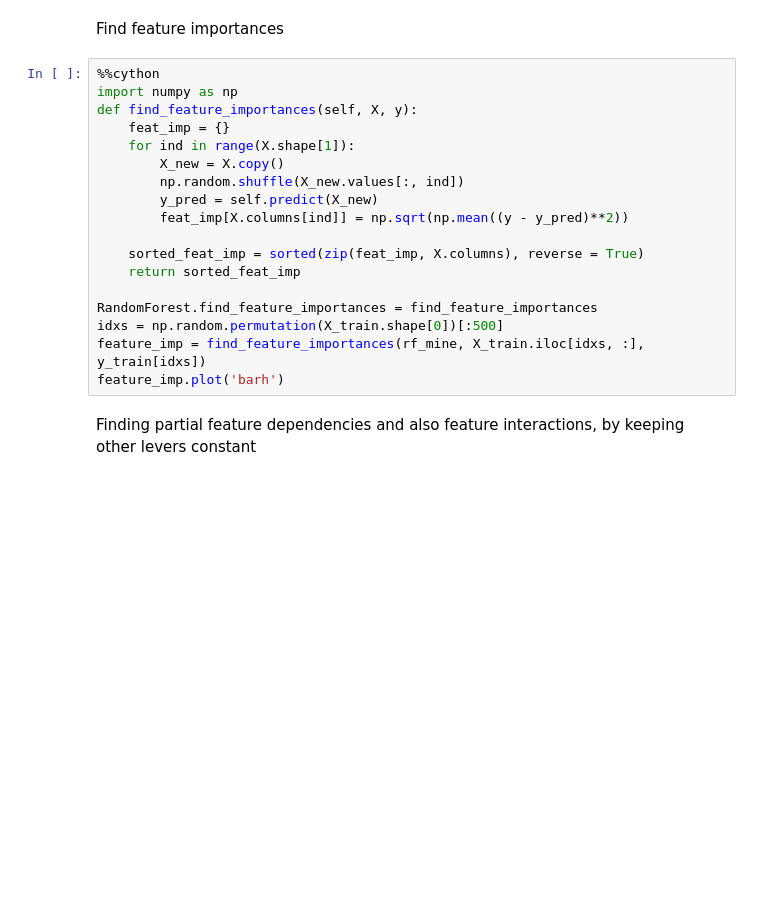
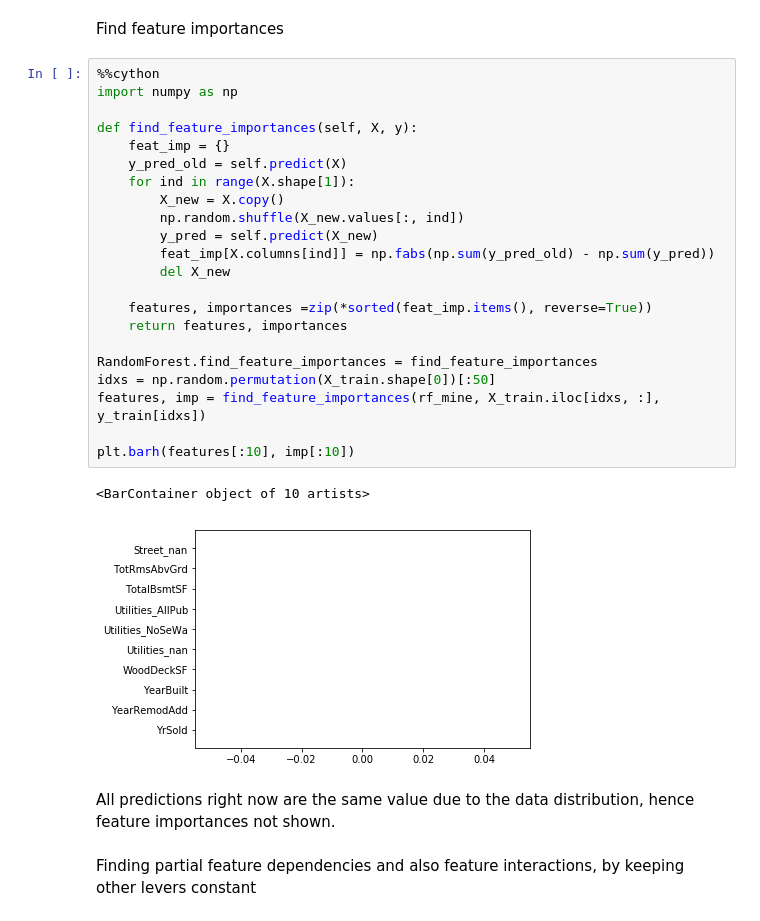
Before and after one commit to SonaliDasgupta/MLandAIAlgorithmsFromScratch, a Jupyter notebook: kernel.ipynb, the cells around one changed output. Cells and saved outputs as stored; diff of their text form; blank space fills up the shorter version.

```diff
--- a/kernel.ipynb
+++ b/kernel.ipynb
@@ -247,21 +240,30 @@ Find feature importances
 # %%
 %%cython
 import numpy as np
+
 def find_feature_importances(self, X, y):
     feat_imp = {}
+    y_pred_old = self.predict(X)
     for ind in range(X.shape[1]):
         X_new = X.copy()
         np.random.shuffle(X_new.values[:, ind])
         y_pred = self.predict(X_new)
-        feat_imp[X.columns[ind]] = np.sqrt(np.mean((y - y_pred)**2))
+        feat_imp[X.columns[ind]] = np.fabs(np.sum(y_pred_old) - np.sum(y_pred))
+        del X_new
 
-    sorted_feat_imp = sorted(zip(feat_imp, X.columns), reverse = True)
-    return sorted_feat_imp
+    features, importances =zip(*sorted(feat_imp.items(), reverse=True))
+    return features, importances
 
 RandomForest.find_feature_importances = find_feature_importances
-idxs = np.random.permutation(X_train.shape[0])[:500]
-feature_imp = find_feature_importances(rf_mine, X_train.iloc[idxs, :], y_train[idxs])
-feature_imp.plot('barh')
+idxs = np.random.permutation(X_train.shape[0])[:50]
+features, imp = find_feature_importances(rf_mine, X_train.iloc[idxs, :], y_train[idxs])
+
+plt.barh(features[:10], imp[:10])
+# %% [output]
+<BarContainer object of 10 artists>
+[figure, added]
+# %% [markdown]
+All predictions right now are the same value due to the data distribution, hence feature importances not shown.
 # %% [markdown]
 Finding partial feature dependencies and also feature interactions, by keeping other levers constant
 # %%
```
Also changed, not shown: parts of 8 cells of this notebook.
